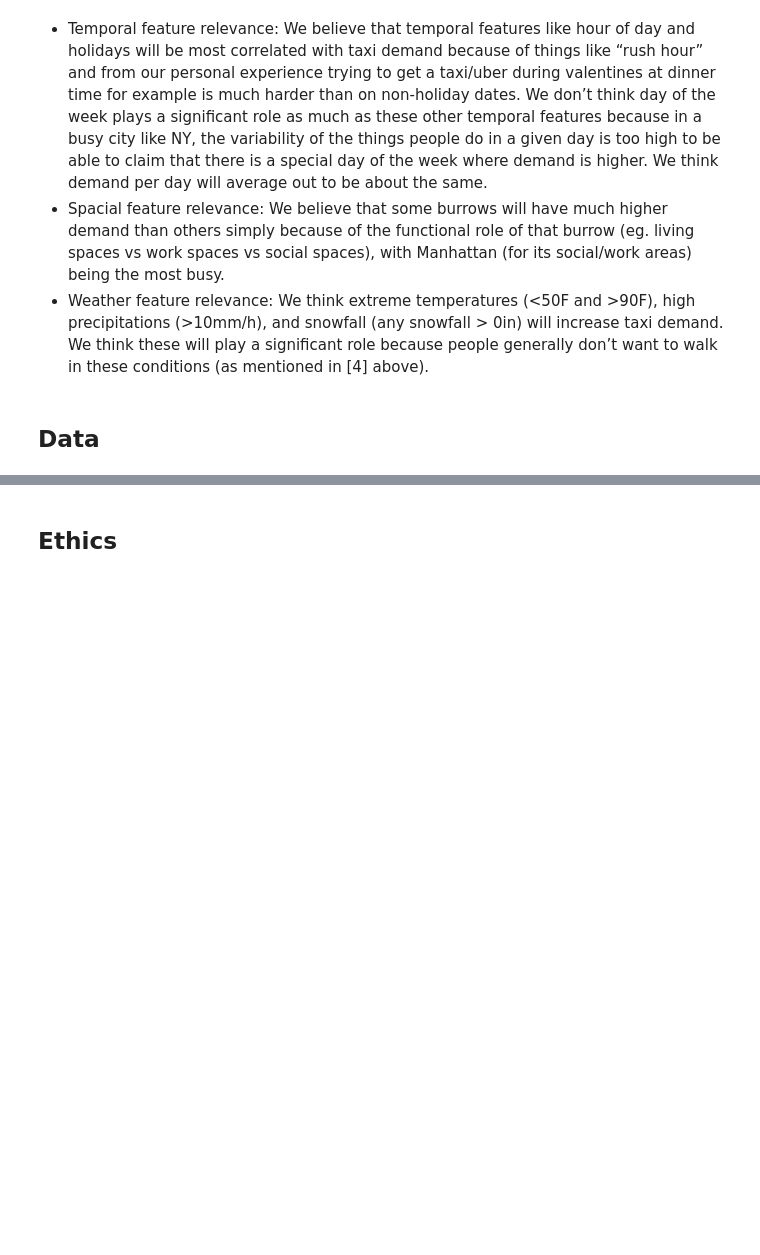
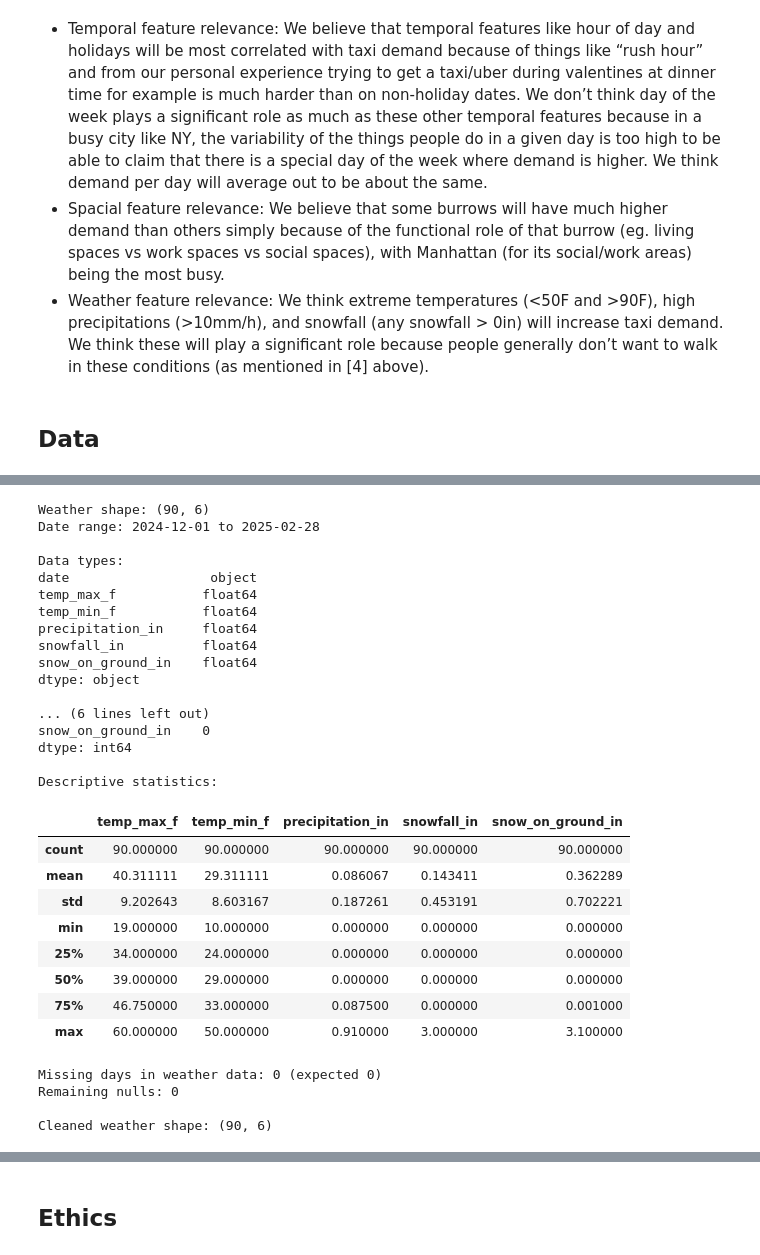
Before and after one commit to COGS108/Group062_WI26, a Jupyter notebook: 01-DataCheckpoint.ipynb, the cells around one changed output, grey strips where cells are left out. Cells and saved outputs as stored; diff of their text form; code cells hidden in the pictures; blank space fills up the shorter version.

Commit message:
added data section with code and analysis

```diff
--- a/01-DataCheckpoint.ipynb
+++ b/01-DataCheckpoint.ipynb
@@ -146,0 +316,61 @@ Please note that you can always keep adding more datasets in the future if these
+# %%
+# get the weather data
+weather = pd.read_csv('data/00-raw/weather.csv')
+
+print(f"Weather shape: {weather.shape}")
+print(f"Date range: {weather['date'].iloc[0]} to {weather['date'].iloc[-1]}")
+print(f"\nData types:\n{weather.dtypes}")
+print(f"\nNull counts:\n{weather.isnull().sum()}")
+print(f"\nDescriptive statistics:")
+weather.describe()
+# %% [output]
+Weather shape: (90, 6)
+Date range: 2024-12-01 to 2025-02-28
+
+Data types:
+date                  object
+temp_max_f           float64
+temp_min_f           float64
+precipitation_in     float64
+snowfall_in          float64
+snow_on_ground_in    float64
+dtype: object
+
+... (6 lines left out)
+snow_on_ground_in    0
+dtype: int64
+
+Descriptive statistics:
+|  | temp_max_f | temp_min_f | precipitation_in | snowfall_in | snow_on_ground_in |
+| count | 90.000000 | 90.000000 | 90.000000 | 90.000000 | 90.000000 |
+| mean | 40.311111 | 29.311111 | 0.086067 | 0.143411 | 0.362289 |
+| std | 9.202643 | 8.603167 | 0.187261 | 0.453191 | 0.702221 |
+| min | 19.000000 | 10.000000 | 0.000000 | 0.000000 | 0.000000 |
+| 25% | 34.000000 | 24.000000 | 0.000000 | 0.000000 | 0.000000 |
+| 50% | 39.000000 | 29.000000 | 0.000000 | 0.000000 | 0.000000 |
+| 75% | 46.750000 | 33.000000 | 0.087500 | 0.000000 | 0.001000 |
+| max | 60.000000 | 50.000000 | 0.910000 | 3.000000 | 3.100000 |
+# %%
+# cleaning it
+# filling any nulls in snow_on_ground_in with 0
+weather['snow_on_ground_in'] = weather['snow_on_ground_in'].fillna(0.0)
+
+# The code below on this cell was partially generated by Claude Opus from the prompt
+# "assume we have weather dataframe with col 'date_parsed' that is pd.datetime
+# write code that checks how many missing days there are. We expect to have one
+# day for each day in the range 2024-12-01 to 2025-02-28."
+
+# check that there are no gaps on days
+weather['date_parsed'] = pd.to_datetime(weather['date'])
+expected_days = pd.date_range('2024-12-01', '2025-02-28', freq='D')
+missing_days = set(expected_days) - set(weather['date_parsed'])
+print(f'Missing days in weather data: {len(missing_days)} (expected 0)')
+print(f'Remaining nulls: {weather.isnull().sum().sum()}')
+
+weather = weather.drop(columns=['date_parsed'])
+print(f'\nCleaned weather shape: {weather.shape}')
+# %% [output]
+Missing days in weather data: 0 (expected 0)
+Remaining nulls: 0
+
+Cleaned weather shape: (90, 6)
```
Also changed, not shown: parts of 17 cells of this notebook.
